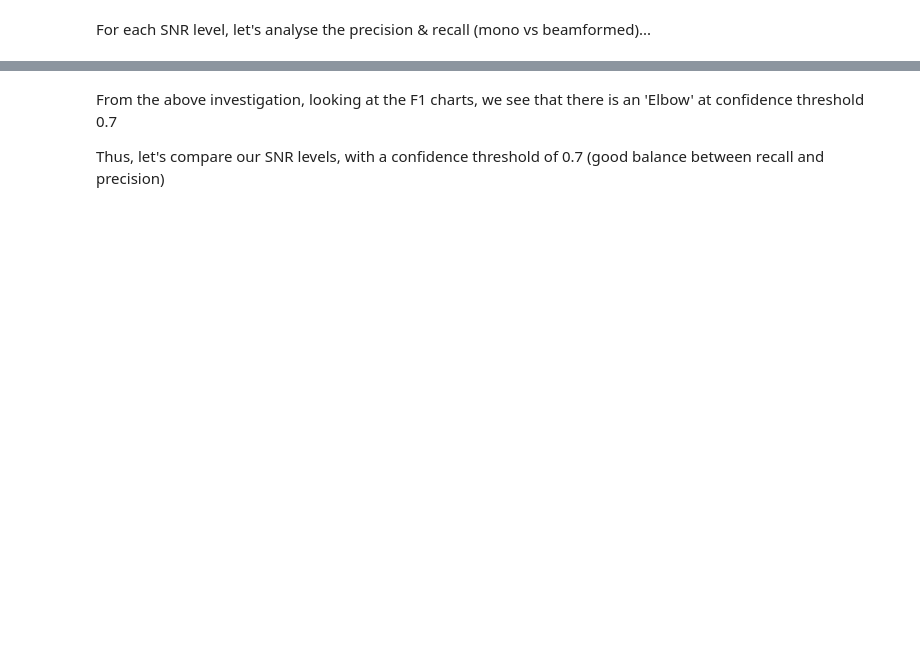
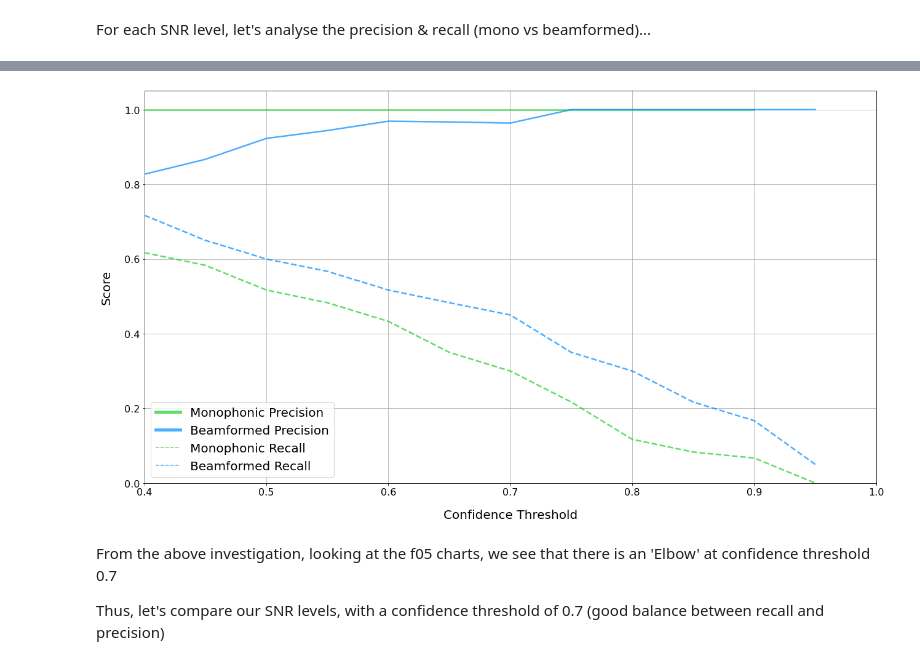
Before and after one commit to JamesSkinna/Masters_6mic_analysis, a Jupyter notebook: src/analysis_scripts/SNR_analysis.ipynb, the cells around one changed output, grey strips where cells are left out. Saved outputs shown, nothing was run; the diff lists cells and outputs as text; code cells hidden in the pictures; blank space fills up the shorter version.

```diff
--- a/src/analysis_scripts/SNR_analysis.ipynb
+++ b/src/analysis_scripts/SNR_analysis.ipynb
@@ -227,5 +232,47 @@ plot_metric_data_0SNR(x_data, "recall")
+# %%
+x_data = np.arange(0.4, 1, 0.05)
+x_data = [round(x, 2) for x in x_data]      # Make sure all values are rounded to 2 dp
+
+def plot_metric_data_0SNR(x_data):
+    SNR = 0
+
+    # setup_new_plot("Confidence Threshold", title_metric, f"Confidence vs {title_metric} - 0 Signal to Noise Ratio - Lab Tests: Speaker Sphere")
+    setup_new_plot("Confidence Threshold", "Score", "")
+
+    conf_prec_rec_data = {}
+
+    for conf_min in x_data:        # Iterate through all confidence thresholds
+
+        conf_prec_rec_data[conf_min] = extract_prec_rec(SNR, conf_min)
+
+    y_mono_prec, y_bf_prec = get_lists_of_metric_conf(conf_prec_rec_data, "precision", x_data)
+    y_mono_rec, y_bf_rec = get_lists_of_metric_conf(conf_prec_rec_data, "recall", x_data)
+
+    plt.plot(x_data[:-1], y_mono_prec[:-1], c=mono_col, linewidth=2.5, alpha=0.7)   # Avoid plotting final mono prec (as N/A, no detections)
+    plt.plot(x_data, y_bf_prec, c=bf_col, linewidth=2.5, alpha=0.7)
+    plt.plot(x_data, y_mono_rec, c=mono_col, linewidth=2.5, alpha=0.7, linestyle="--")
+    plt.plot(x_data, y_bf_rec, c=bf_col, linewidth=2.5, alpha=0.7, linestyle="--")
+
+
+    # draw temporary red and blue lines and use them to create a legend
+    plt.plot([], c=mono_col, label='Monophonic Precision', alpha=0.7)
+    plt.plot([], c=bf_col, label='Beamformed Precision', alpha=0.7)
+    plt.plot([], c=mono_col, label='Monophonic Recall', alpha=0.7, linestyle="--")
+    plt.plot([], c=bf_col, label='Beamformed Recall', alpha=0.7, linestyle="--")
+    leg = plt.legend(fontsize=20, loc="lower left")
+    leg.get_lines()[0].set_linewidth(5)
+    leg.get_lines()[1].set_linewidth(5)
+    plt.ylim(0, 1.05)
+    plt.xlim(0.4, 1)
+    plt.tight_layout()
+
+    plt.show()
+
+plot_metric_data_0SNR(x_data)
+# %% [output]
+[figure, added]
 # %% [markdown]
-From the above investigation, looking at the F1 charts, we see that there is an 'Elbow' at confidence threshold 0.7
+From the above investigation, looking at the f05 charts, we see that there is an 'Elbow' at confidence threshold 0.7
 
 Thus, let's compare our SNR levels, with a confidence threshold of 0.7 (good balance between recall and precision)
 # %%
```
Also changed, not shown: parts of 8 cells of this notebook.
